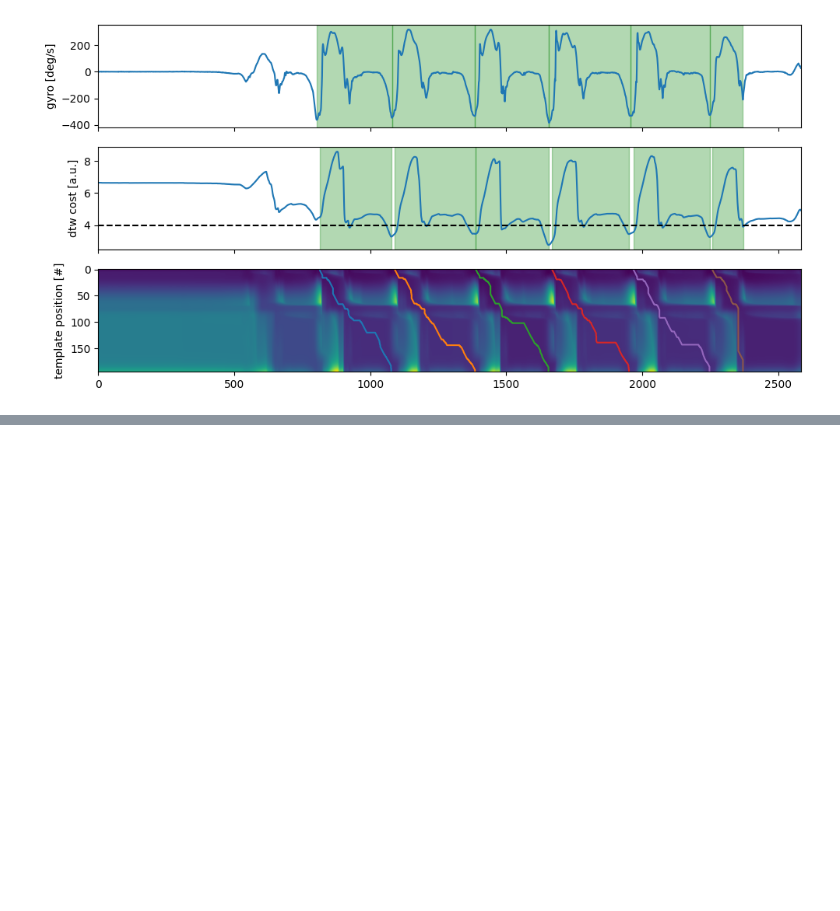
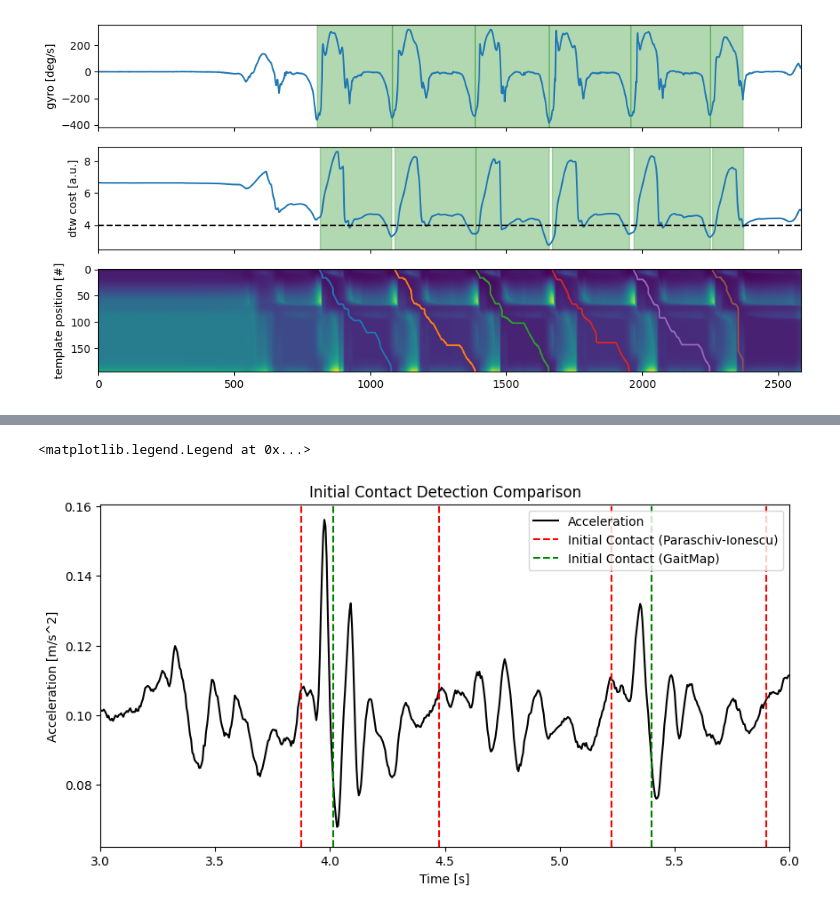
Before and after one commit to neurogeriatricskiel/KielMAT, a Jupyter notebook: examples/basic_03_foot_imus.ipynb, the cells around one changed output, grey strips where cells are left out. Saved outputs shown, nothing was run; the diff lists cells and outputs as text; code cells hidden in the pictures; blank space fills up the shorter version.

Commit message:
[ADD] example for gaitmap vs ICD

```diff
--- a/examples/basic_03_foot_imus.ipynb
+++ b/examples/basic_03_foot_imus.ipynb
@@ -173,0 +239,35 @@ recording.events["imu"]
+# %%
+# Plot comparison of initial contacts detected by Paraschiv-Ionescu and gaitmap
+
+# Create a figure
+fig, ax = plt.subplots(figsize=(10, 5))
+
+# Create time vector
+time = np.arange(0, len(accel_data) / sampling_frequency, 1 / sampling_frequency)
+
+# Plot the acceleration data
+ax.plot(time, accel_data["pelvis_ACCEL_x"], label="Acceleration", color="k")
+
+# Plot the initial contacts detected by Paraschiv-Ionescu as vertical lines
+for i, onset in enumerate(icd.initial_contacts_["onset"]):
+    if i == 0:
+        ax.axvline(x=onset, color="r", linestyle="--", label="Initial Contact (Paraschiv-Ionescu)")
+    else:
+        ax.axvline(x=onset, color="r", linestyle="--")
+
+# Plot the initial contacts detected by gaitmap as vertical lines
+for i, onset in enumerate(recording.events["imu"].loc[recording.events["imu"]["type"] == "stride_onset"]["onset"]):
+    if i == 0:
+        ax.axvline(x=onset, color="g", linestyle="--", label="Initial Contact (GaitMap)")
+    else:
+        ax.axvline(x=onset, color="g", linestyle="--")
+
+# Set the labels and title
+ax.set_xlabel("Time [s]")
+ax.set_ylabel("Acceleration [m/s^2]")
+ax.set_title("Initial Contact Detection Comparison")
+ax.set_xlim([3,6])
+ax.legend()
+# %% [output]
+<matplotlib.legend.Legend at 0x...>
+[figure, added]
```
Also changed, not shown: parts of 5 cells of this notebook.
